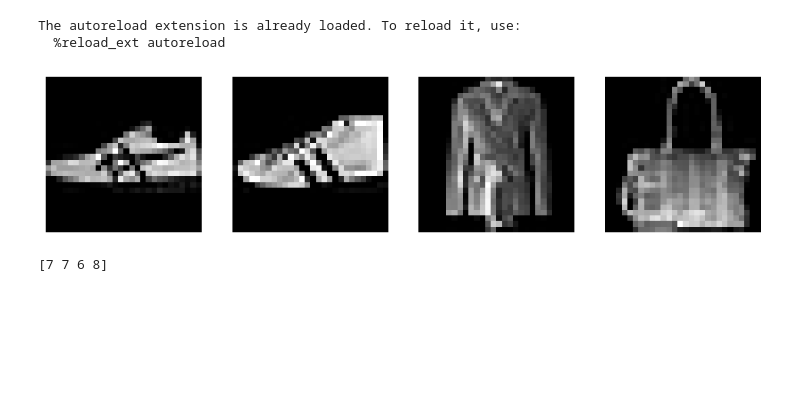
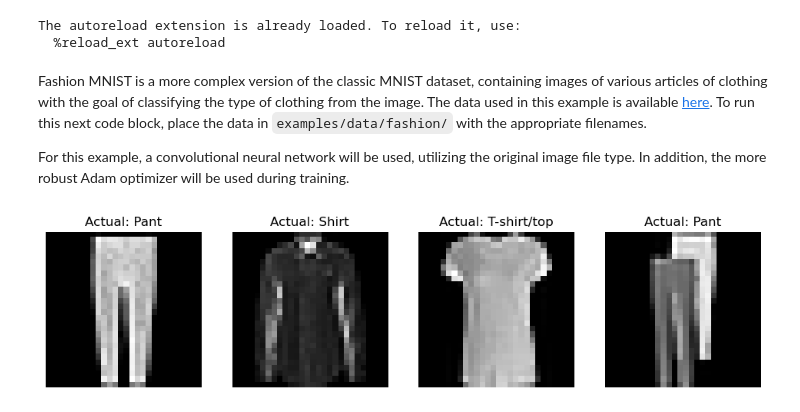
Before and after one commit to bhata-stack/nnfs, a Jupyter notebook: examples/fashion_mnist.ipynb, the cells around one changed output. Drawn from its saved outputs; the diff is of its cells as text; code cells hidden in the pictures; blank space fills up the shorter version.

Commit message:
Updated Fashion MNIST example

```diff
--- a/examples/fashion_mnist.ipynb
+++ b/examples/fashion_mnist.ipynb
@@ -14,6 +14,10 @@ from nnfs.optimizers import Adam
 # %% [output]
 The autoreload extension is already loaded. To reload it, use:
   %reload_ext autoreload
+# %% [markdown]
+Fashion MNIST is a more complex version of the classic MNIST dataset, containing images of various articles of clothing with the goal of classifying the type of clothing from the image. The data used in this example is available [here](https://github.com/zalandoresearch/fashion-mnist/tree/master/data/fashion). To run this next code block, place the data in `examples/data/fashion/` with the appropriate filenames.
+
+For this example, a convolutional neural network will be used, utilizing the original image file type. In addition, the more robust Adam optimizer will be used during training.
 # %%
 # Load datasets into numpy arrays
 with gzip.open("data/fashion/train-images-idx3-ubyte.gz", "rb") as file:
@@ -22,41 +26,58 @@ with gzip.open("data/fashion/t10k-images-idx3-ubyte.gz", "rb") as file:
     test_image = np.frombuffer(file.read(), np.uint8, offset=16).reshape(-1, 28, 28)
 
 with gzip.open("data/fashion/train-labels-idx1-ubyte.gz", "rb") as file:
     train_labels = np.frombuffer(file.read(), np.uint8, offset=8)
 with gzip.open("data/fashion/t10k-labels-idx1-ubyte.gz", "rb") as file:
     test_labels = np.frombuffer(file.read(), np.uint8, offset=8)
 
+# Convert index into item name
+fashion_key = {
+    0: "T-shirt/top",
+    1: "Pant",
+    2: "Pullover",
+    3: "Dress",
+    4: "Coat",
+    5: "Sandal",
+    6: "Shirt",
+    7: "Sneaker",
+    8: "Bag",
+    9: "Ankle Boot",
+}
 
-def draw_mnist_num(arr):
-    """Helper function to draw MNIST numbers"""
+def draw_sample_image(train_image, train_class, output_class = None):
+    """Helper function to draw and label clothing article"""
     # Number of graphs
-    nums = arr.shape[0]
+    nums = train_image.shape[0]
 
     # Loop and graph
     fig, axes = plt.subplots(1, nums)
     for i in range(nums):
-        axes[i].imshow(arr[i], cmap="gray")
+        axes[i].imshow(train_image[i], cmap="gray")
+        actual_name = fashion_key[train_class[i]]
+        title_str = f"Actual: {actual_name}"
+        if output_class is not None:
+            pred_name = fashion_key[output_class[i]]
+            title_str += f"\nPredicted: {pred_name}"
+        axes[i].set_title(title_str)
         axes[i].set_axis_off()
     fig.set_size_inches(3 * nums, 3)
     plt.show()
 
 # Confirm images and labels are aligned
 rand_inds = np.random.choice(train_image.shape[0], 4, replace = False)
-draw_mnist_num(train_image[rand_inds])
-print(train_labels[rand_inds])
+draw_sample_image(train_image[rand_inds], train_labels[rand_inds])
 
 # Adjust labels to correspond to class output
 train_label_arr = np.zeros((train_labels.shape[0], 10), dtype=int)
 train_label_arr[np.arange(train_labels.shape[0]), train_labels] = 1
 test_label_arr = np.zeros((test_labels.shape[0], 10), dtype=int)
 test_label_arr[np.arange(test_labels.shape[0]), test_labels] = 1
 
 # Convert from (0, 255) to (0, 1) range
 train_image = train_image.copy() / 256
 test_image = test_image.copy() / 256
 # %% [output]
-[figure, old version]
+[figure, new version]
-[7 7 6 8]
 # %%
 layers = [
     Conv2DLayer((28, 28), (26, 26), (3, 3)),
```
Also changed, not shown: parts of 4 cells of this notebook.
